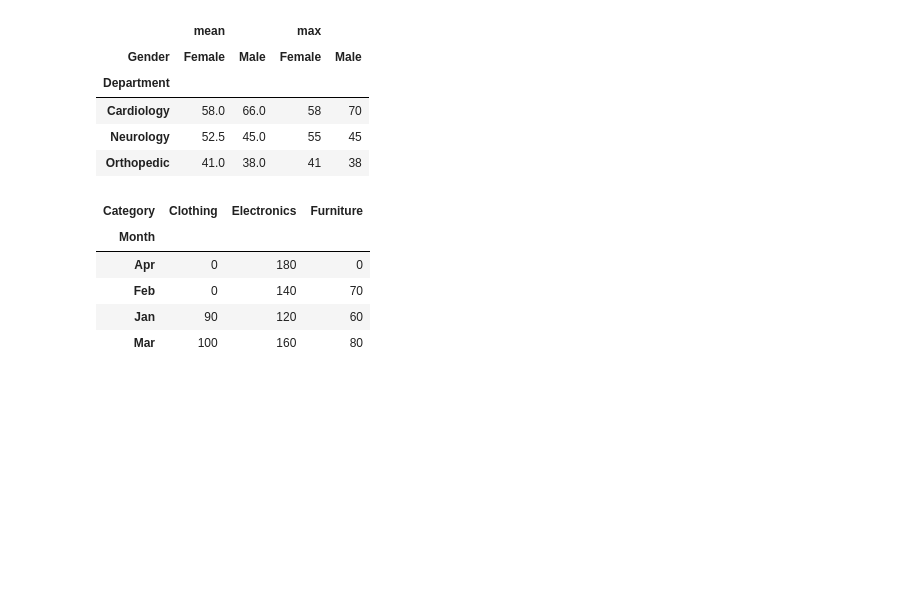
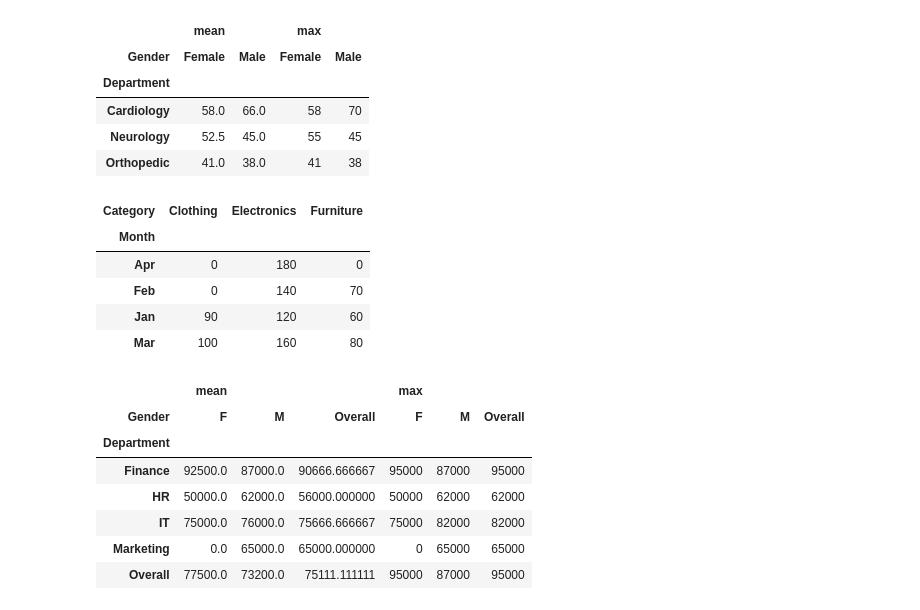
Before and after one commit to mukundnaramesh2605/ai-ml-course-bootcamp, a Jupyter notebook: Pandas/pivot_table.ipynb, the cells around one changed output. Cells and saved outputs as stored; diff of their text form; code cells hidden in the pictures; blank space fills up the shorter version.

```diff
--- a/Pandas/pivot_table.ipynb
+++ b/Pandas/pivot_table.ipynb
@@ -285,3 +285,32 @@ pt
 | Feb | 0 | 140 | 70 |
 | Jan | 90 | 120 | 60 |
 | Mar | 100 | 160 | 80 |
+# %%
+#Problem 5: Company Salary Analytics ⭐⭐⭐⭐ (Interview-Level)
+#Dataset
+df = pd.DataFrame({
+    "Department":["IT","IT","IT","HR","HR","Finance","Finance","Finance","Marketing"],
+    "Gender":["M","F","M","F","M","F","M","F","M"],
+    "Salary":[70000,75000,82000,50000,62000,90000,87000,95000,65000],
+    "Experience":[2,3,5,1,4,8,6,10,3]
+})
+"""Business Requirement
+
+The HR Director asks you to prepare a salary dashboard with the following requirements:
+
+Show the average salary for each department broken down by gender.
+Also show the maximum salary.
+Add a Grand Total row and column.
+Replace missing values with 0.
+Rename the grand total label to Overall."""
+pt =pd.pivot_table(df,index="Department",columns="Gender",values='Salary',aggfunc=['mean','max'],margins=True,margins_name='Overall',fill_value=0)
+pt
+# %% [output]
+|  | mean |  |  | max |  |  |
+| Gender | F | M | Overall | F | M | Overall |
+| Department |  |  |  |  |  |  |
+| Finance | 92500.0 | 87000.0 | 90666.666667 | 95000 | 87000 | 95000 |
+| HR | 50000.0 | 62000.0 | 56000.000000 | 50000 | 62000 | 62000 |
+| IT | 75000.0 | 76000.0 | 75666.666667 | 75000 | 82000 | 82000 |
+| Marketing | 0.0 | 65000.0 | 65000.000000 | 0 | 65000 | 65000 |
+| Overall | 77500.0 | 73200.0 | 75111.111111 | 95000 | 87000 | 95000 |
```
Also changed, not shown: parts of 1 cell of this notebook.
